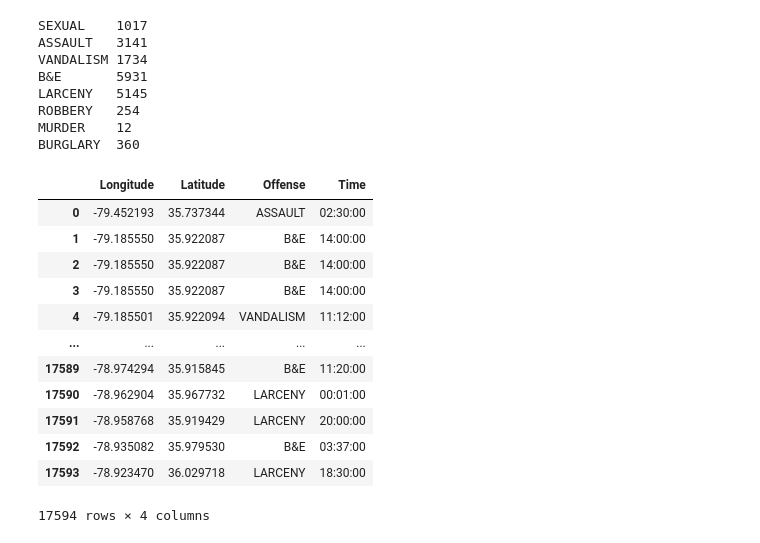
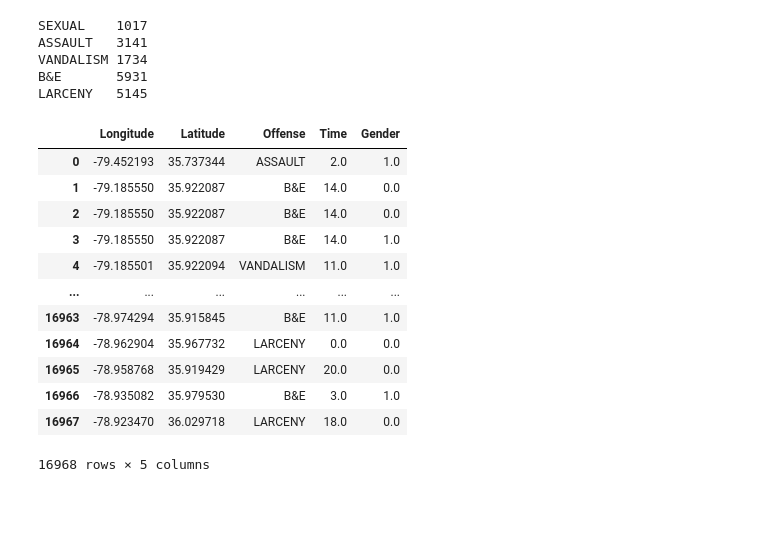
Before and after one commit to AndrewHord555/Criminal-Minds, a Jupyter notebook: data_processing.ipynb, the cells around one changed output. Drawn from its saved outputs; the diff is of its cells as text; code cells hidden in the pictures; blank space fills up the shorter version.

```diff
--- a/data_processing.ipynb
+++ b/data_processing.ipynb
@@ -42,6 +42,10 @@ raw_data = pd.read_csv('Data/ch_crime.csv')
 
 #Take out unnecessary variables
 formated_data = raw_data[['X','Y', 'Offense', 'Date_of_Occurrence', 'Forcible', 'Weapon_Description', 'Victim_Gender', 'Reported_As']]
+formated_data = formated_data[formated_data.Victim_Gender.notna()]
+
+formated_data.loc[formated_data.Victim_Gender == formated_data['Victim_Gender'][0], 'Gender'] = 1
+formated_data.loc[formated_data.Gender != formated_data.Gender.notna(), 'Gender'] = 0
 
 #Rename X and Y
 formated_data = formated_data.rename(columns = {'X':'Longitude','Y':'Latitude'})
@@ -49,11 +53,13 @@ formated_data = formated_data.rename(columns = {'X':'Longitude','Y':'Latitude'})
 # split column and add new columns to formated_data
 
 formated_data[['Date', 'Time']] = formated_data['Date_of_Occurrence'].str.split(' ', expand=True)
-formated_data['Time'] = formated_data['Time'].str[:-3]
+formated_data['Time'] = formated_data['Time'].str[:-9]
+formated_data['Time'] = formated_data['Time'].astype(float)
 # %%
 #Combines like crimes and removed everything else
 
-crime_labels = ['SEXUAL', 'ASSAULT', 'VANDALISM', 'B&E', 'LARCENY',  'ROBBERY', 'MURDER', 'BURGLARY']
+#crime_labels = ['SEXUAL', 'ASSAULT', 'VANDALISM', 'B&E', 'LACENY',  'ROBBERY', 'MURDER', 'BURGLARY']
+crime_labels = ['SEXUAL', 'ASSAULT', 'VANDALISM', 'B&E', 'LARCENY']
 combined_data = combine(formated_data, crime_labels)
 
 breakdown(combined_data, crime_labels)
@@ -63,31 +69,28 @@ ASSAULT   3141
 VANDALISM 1734
 B&E       5931
 LARCENY   5145
-ROBBERY   254
-MURDER    12
-BURGLARY  360
 # %%
 #Sorts data by Geographic location
 combined_data = combined_data.sort_values(['Longitude', 'Latitude'])
 
 #Resets mixed index
 cleanSet = combined_data.reset_index()
 
 #Removes all no longer nessassary infomation
-cleanSet = cleanSet[['Longitude','Latitude', 'Offense', 'Time']]
+cleanSet = cleanSet[['Longitude','Latitude', 'Offense', 'Time', 'Gender']]
 
 cleanSet
 # %% [output]
-|  | Longitude | Latitude | Offense | Time |
-| 0 | -79.452193 | 35.737344 | ASSAULT | 02:30:00 |
-| 1 | -79.185550 | 35.922087 | B&E | 14:00:00 |
-| 2 | -79.185550 | 35.922087 | B&E | 14:00:00 |
-| 3 | -79.185550 | 35.922087 | B&E | 14:00:00 |
-| 4 | -79.185501 | 35.922094 | VANDALISM | 11:12:00 |
-| ... | ... | ... | ... | ... |
-| 17589 | -78.974294 | 35.915845 | B&E | 11:20:00 |
-| 17590 | -78.962904 | 35.967732 | LARCENY | 00:01:00 |
-| 17591 | -78.958768 | 35.919429 | LARCENY | 20:00:00 |
-| 17592 | -78.935082 | 35.979530 | B&E | 03:37:00 |
-| 17593 | -78.923470 | 36.029718 | LARCENY | 18:30:00 |
+|  | Longitude | Latitude | Offense | Time | Gender |
+| 0 | -79.452193 | 35.737344 | ASSAULT | 2.0 | 1.0 |
+| 1 | -79.185550 | 35.922087 | B&E | 14.0 | 0.0 |
+| 2 | -79.185550 | 35.922087 | B&E | 14.0 | 0.0 |
+| 3 | -79.185550 | 35.922087 | B&E | 14.0 | 1.0 |
+| 4 | -79.185501 | 35.922094 | VANDALISM | 11.0 | 1.0 |
+| ... | ... | ... | ... | ... | ... |
+| 16963 | -78.974294 | 35.915845 | B&E | 11.0 | 1.0 |
+| 16964 | -78.962904 | 35.967732 | LARCENY | 0.0 | 0.0 |
+| 16965 | -78.958768 | 35.919429 | LARCENY | 20.0 | 0.0 |
+| 16966 | -78.935082 | 35.979530 | B&E | 3.0 | 1.0 |
+| 16967 | -78.923470 | 36.029718 | LARCENY | 18.0 | 0.0 |
-17594 rows × 4 columns
+16968 rows × 5 columns
```
Also changed, not shown: 2 other files.
